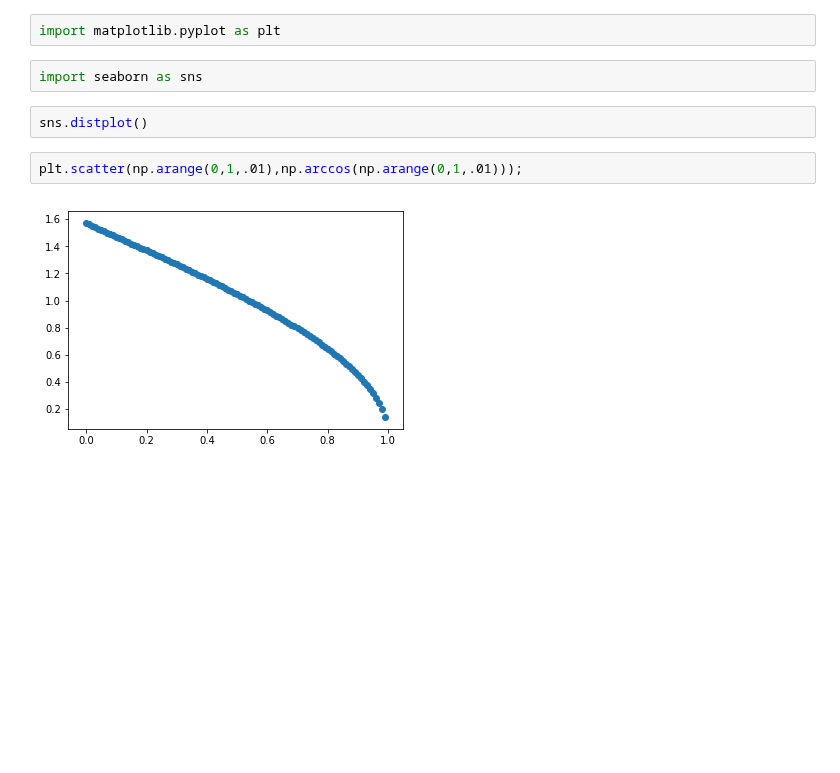
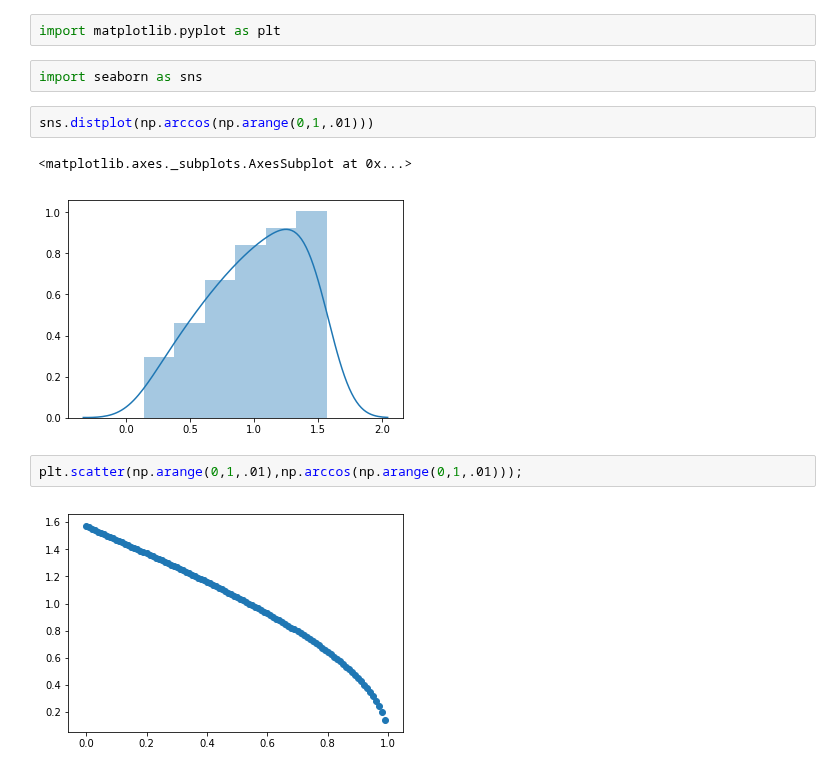
Before and after one commit to MarcSchneider71/dsc-1-09-13-normal-gaussian-distributions-lab-nyc-ds-career-012819, a Jupyter notebook: index.ipynb, the cells around one changed output. Drawn from its saved outputs; the diff is of its cells as text; blank space fills up the shorter version.

```diff
--- a/index.ipynb
+++ b/index.ipynb
@@ -115,8 +115,11 @@ from math import pi
 import matplotlib.pyplot as plt
 # %%
 import seaborn as sns
-# %%
-sns.distplot()
+# %%
+sns.distplot(np.arccos(np.arange(0,1,.01)))
+# %% [output]
+<matplotlib.axes._subplots.AxesSubplot at 0x...>
+[figure, added]
 # %%
 plt.scatter(np.arange(0,1,.01),np.arccos(np.arange(0,1,.01)));
 # %% [output]
```
